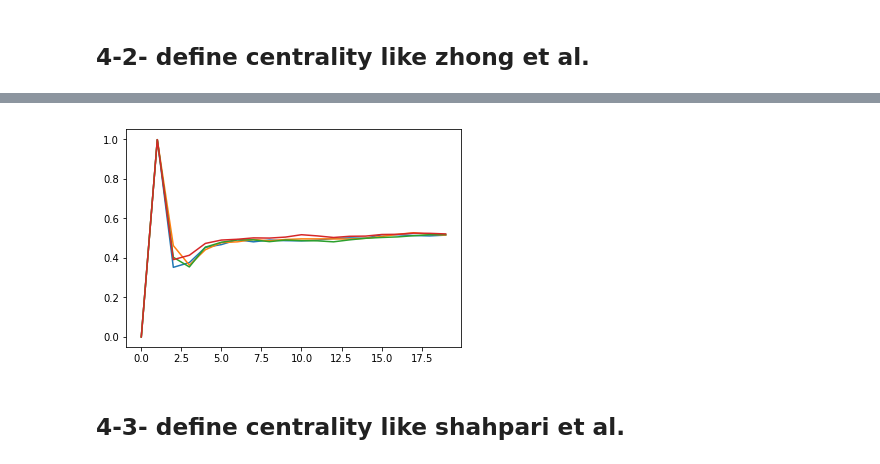
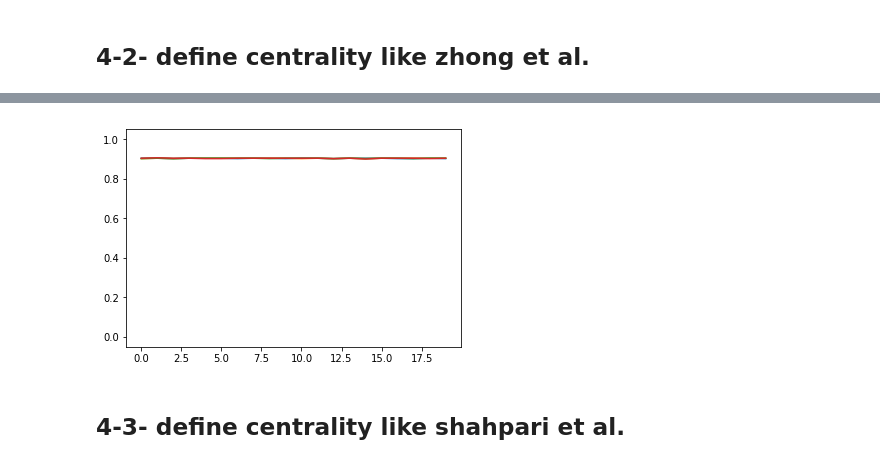
Before and after one commit to mohamad72/cascading-failure-restoration, a Jupyter notebook: implement zhong algorithm.ipynb, the cells around one changed output, grey strips where cells are left out. Cells and saved outputs as stored; diff of their text form; code cells hidden in the pictures.

```diff
--- a/implement zhong algorithm.ipynb
+++ b/implement zhong algorithm.ipynb
@@ -313,11 +314,11 @@ length of fails 496  0
 # %%
 plt.ylim(top=1.05)  # adjust the top leaving bottom unchanged
 plt.ylim(bottom=-0.05)
 for rIndex in range(0, len(R)):
-    plt.plot(sizeOfGInEachDay[rIndex]) # plotting by columns
+    plt.plot(sizeOfGInEachDayRestoration[rIndex]) # plotting by columns
 plt.show()
 # %% [output]
-[figure, old version]
+[figure, new version]
 # %% [markdown]
 ## 4-3- define centrality like shahpari et al.
 # %% [markdown]
```
Also changed, not shown: parts of 12 cells of this notebook.
